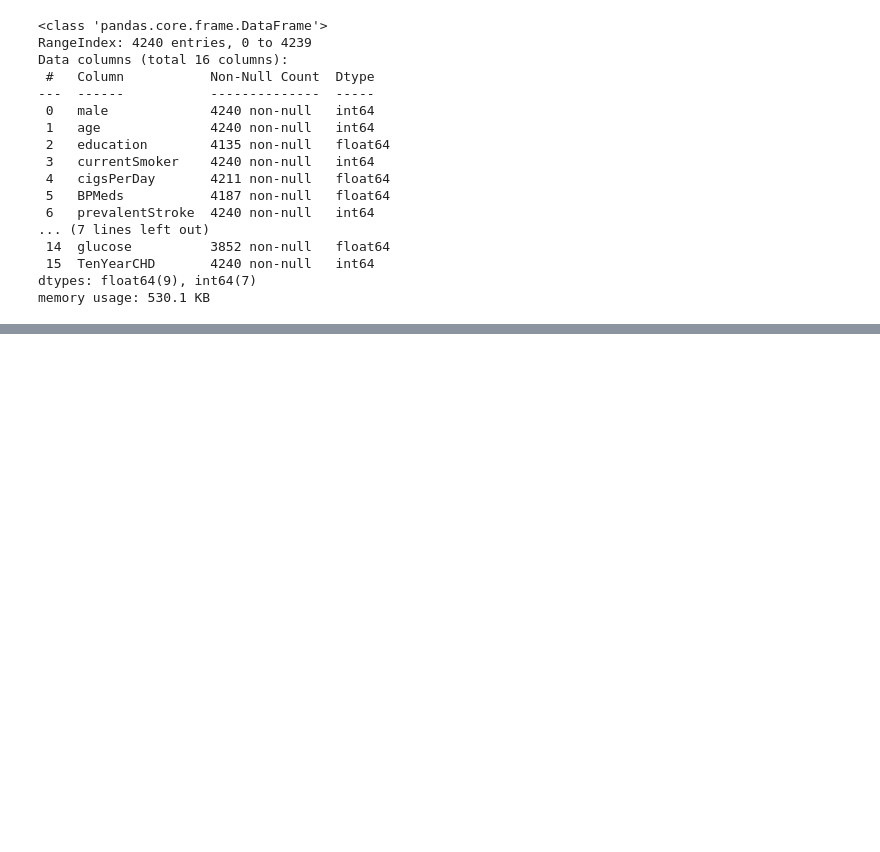
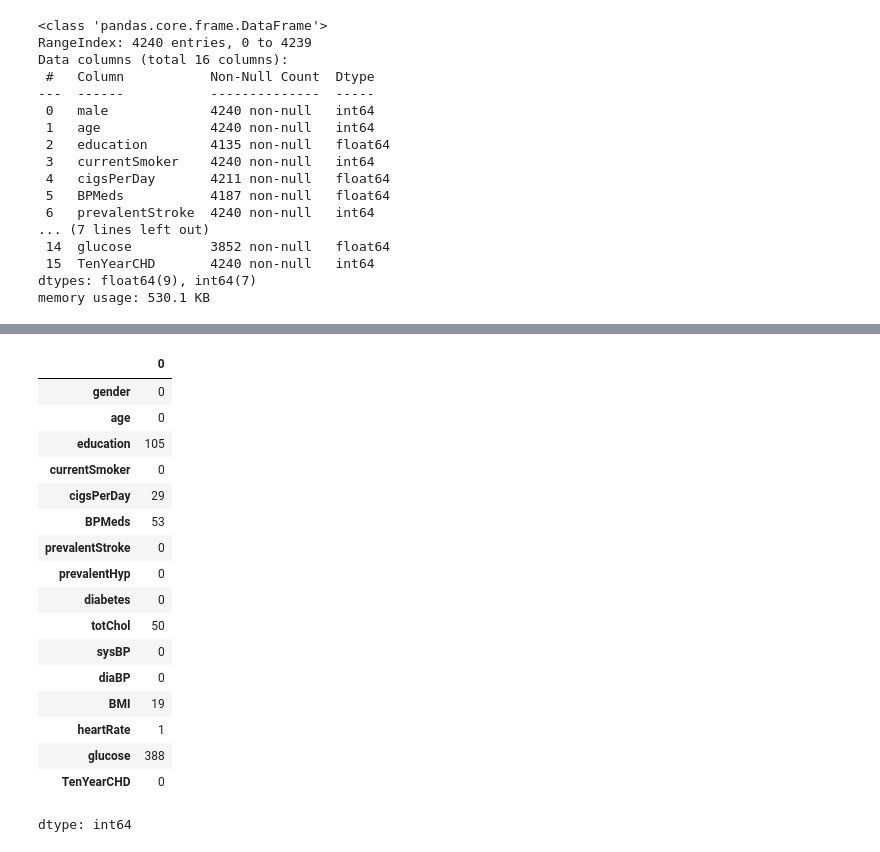
Before and after one commit to Devika-Gowda/Devika-repo, a Jupyter notebook: exapmle1.ipynb, the cells around one changed output, grey strips where cells are left out. Saved outputs shown, nothing was run; the diff lists cells and outputs as text; code cells hidden in the pictures; blank space fills up the shorter version.

```diff
--- a/exapmle1.ipynb
+++ b/exapmle1.ipynb
@@ -114,0 +163,21 @@ df.rename(columns={"male"="gender"},inplace=True)
+# %%
+df.isna().sum()
+# %% [output]
+|  | 0 |
+| gender | 0 |
+| age | 0 |
+| education | 105 |
+| currentSmoker | 0 |
+| cigsPerDay | 29 |
+| BPMeds | 53 |
+| prevalentStroke | 0 |
+| prevalentHyp | 0 |
+| diabetes | 0 |
+| totChol | 50 |
+| sysBP | 0 |
+| diaBP | 0 |
+| BMI | 19 |
+| heartRate | 1 |
+| glucose | 388 |
+| TenYearCHD | 0 |
+dtype: int64
```
Also changed, not shown: parts of 9 cells of this notebook.
